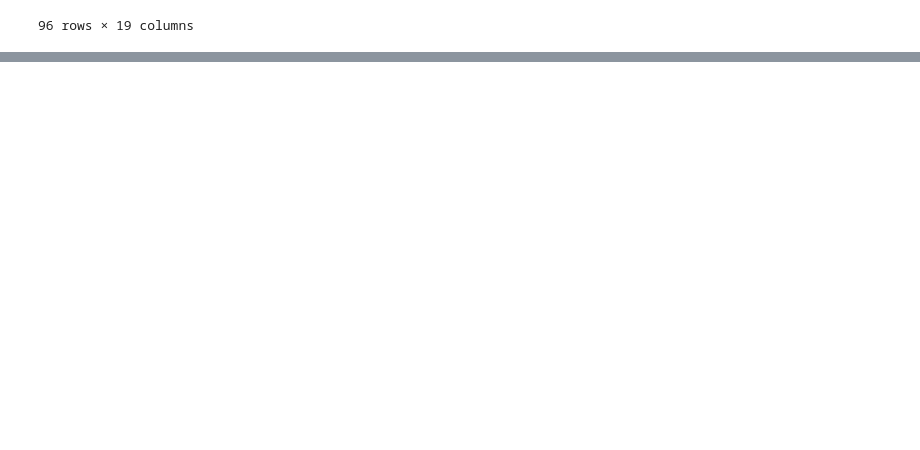
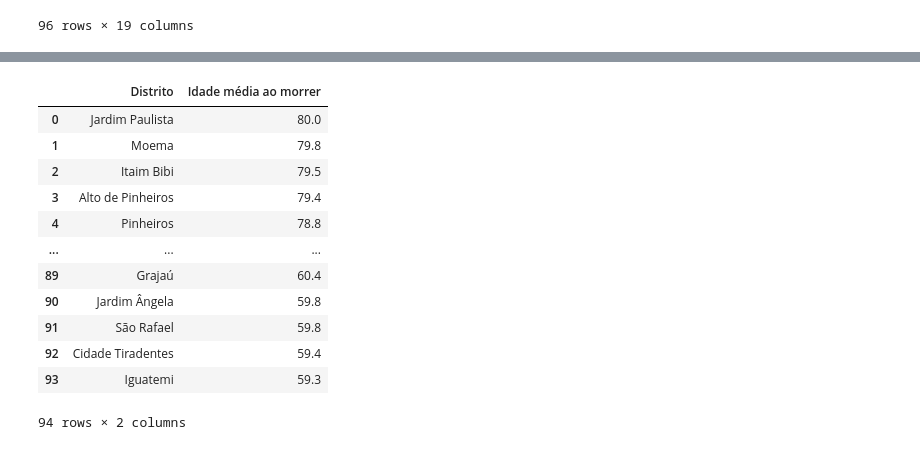
Before and after one commit to JonathanAlvesNogueira/Project-Health-Data-Analytics, a Jupyter notebook: 01_analises/01.população_bairro.ipynb, the cells around one changed output, grey strips where cells are left out. Drawn from its saved outputs; the diff is of its cells as text; code cells hidden in the pictures; blank space fills up the shorter version.

```diff
--- a/01_analises/01.população_bairro.ipynb
+++ b/01_analises/01.população_bairro.ipynb
@@ -506,0 +559,43 @@ df_zona_leste.to_csv(csv_filename, index=False, encoding="utf-8-sig")
+# %%
+# Fonte dos dados: https://www.nossasaopaulo.org.br/wp-content/uploads/2022/11/Mapa-da-Desigualdade-2022_Tabelas.pdf
+
+dados = [
+    ["Jardim Paulista", 80.0], ["Moema", 79.8], ["Itaim Bibi", 79.5], ["Alto de Pinheiros", 79.4],
+    ["Pinheiros", 78.8], ["Vila Mariana", 78.3], ["Santo Amaro", 78.2], ["Consolação", 78.1],
+    ["Campo Belo", 77.9], ["Perdizes", 77.9], ["Lapa", 77.7], ["Saúde", 77.3], ["Butantã", 76.8],
+    ["Barra Funda", 75.9], ["Vila Leopoldina", 75.8], ["Tatuapé", 75.2], ["Mooca", 74.9], ["Santana", 74.8],
+    ["Bela Vista", 73.9], ["Cursino", 73.6], ["Liberdade", 73.6], ["Ipiranga", 73.5], ["Água Rasa", 73.4],
+    ["Carrão", 73.4], ["Socorro", 73.3], ["Cambucci", 72.8], ["Santa Cecília", 72.7], ["Tucuruvi", 72.7],
+    ["Morumbi", 71.9], ["Vila Formosa", 71.9], ["Vila Prudente", 71.9], ["Jaguara", 71.7], ["Campo Grande", 71.6],
+    ["Vila Matilde", 71.6], ["Vila Guilherme", 71.4], ["Casa Verde", 71.3], ["Penha", 71.3], ["Vila Sônia", 70.8],
+    ["Jaguará", 70.6], ["Limão", 70.4], ["Mandaqui", 70.4], ["São Lucas", 70.2], ["Jabaquara", 69.6],
+    ["Freguesia do Ó", 69.3], ["Aricanduva", 69.3], ["São Domingos", 69.2], ["Rio Pequeno", 68.7],
+    ["Artur Alvim", 68.6], ["Ponte Rasa", 68.0], ["Belém", 67.9], ["Pirituba", 67.9], ["República", 67.4],
+    ["Sacomã", 67.1], ["Vila Maria", 66.2], ["Bom Retiro", 66.2], ["Pari", 66.1], ["Cangaíba", 66.1],
+    ["São Miguel", 66.0], ["Vila Andrade", 65.9], ["Cidade Dutra", 65.6], ["Tremembé", 65.4], ["Raposo Tavares", 65.3],
+    ["São Mateus", 65.6], ["Cidade Ademar", 65.4], ["Sapopemba", 65.4], ["Itaquera", 65.3],
+    ["Ermelino Matarazzo", 65.1], ["Cidade Líder", 64.6], ["Vila Curuçá", 64.6], ["José Bonifácio", 64.5],
+    ["Vila Jacuí", 64.4], ["Perus", 64.3], ["Itaim Paulista", 64.2], ["Parque do Carmo", 63.8],
+    ["Cachoeirinha", 63.7], ["Jardim São Luís", 63.5], ["Campo Limpo", 63.4], ["Jardim Helena", 62.9],
+    ["Brasilândia", 62.8], ["Capão Redondo", 62.8], ["Jaraguá", 62.1], ["Pedreira", 62.1],
+    ["Parelheiros", 61.9], ["Sé", 61.8], ["Brás", 61.7], ["Marsilac", 61.6], ["Anhanguera", 61.5],
+    ["Lajeado", 61.5], ["Guaianases", 61.2], ["Grajaú", 60.4], ["Jardim Ângela", 59.8],
+    ["São Rafael", 59.8], ["Cidade Tiradentes", 59.4], ["Iguatemi", 59.3]
+]
+
+df_idade_media_mortes = pd.DataFrame(dados, columns=["Distrito", "Idade média ao morrer"])
+display(df_idade_media_mortes)
+# %% [output]
+|  | Distrito | Idade média ao morrer |
+| 0 | Jardim Paulista | 80.0 |
+| 1 | Moema | 79.8 |
+| 2 | Itaim Bibi | 79.5 |
+| 3 | Alto de Pinheiros | 79.4 |
+| 4 | Pinheiros | 78.8 |
+| ... | ... | ... |
+| 89 | Grajaú | 60.4 |
+| 90 | Jardim Ângela | 59.8 |
+| 91 | São Rafael | 59.8 |
+| 92 | Cidade Tiradentes | 59.4 |
+| 93 | Iguatemi | 59.3 |
+94 rows × 2 columns
```
Also changed, not shown: parts of 14 cells of this notebook, 16 other files.
